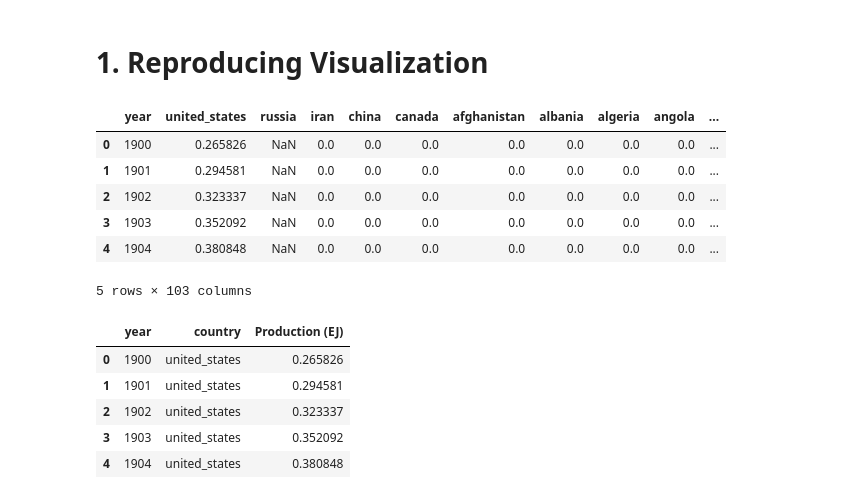
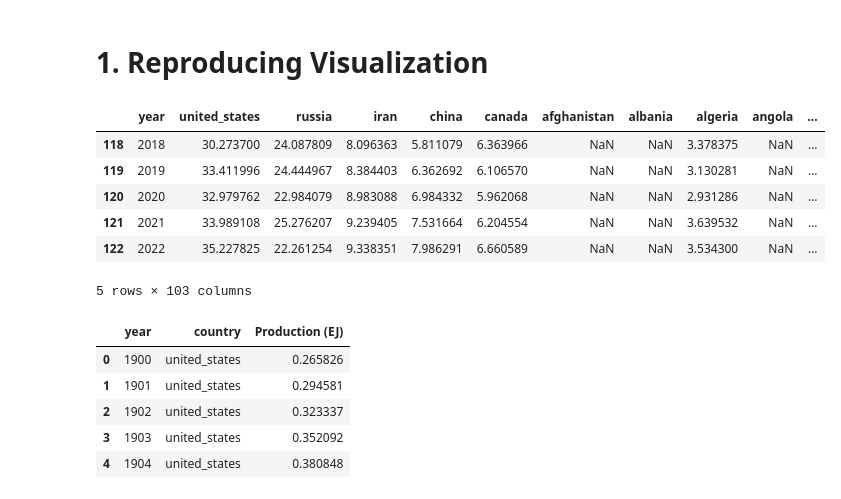
Before and after one commit to chanopsethiwan/NaturalGasVisualisation, a Jupyter notebook: src/data_analysis.ipynb, the cells around one changed output. Saved outputs shown, nothing was run; the diff lists cells and outputs as text; code cells hidden in the pictures.

```diff
--- a/src/data_analysis.ipynb
+++ b/src/data_analysis.ipynb
@@ -9,14 +9,14 @@ import seaborn as sns
 # %%
 # import the df
 df = pd.read_csv('../data/makeovermonday/data/data_line_chart.csv')
-df.head()
+df.tail()
 # %% [output]
 |  | year | united_states | russia | iran | china | canada | afghanistan | albania | algeria | angola | ... |
-| 0 | 1900 | 0.265826 | NaN | 0.0 | 0.0 | 0.0 | 0.0 | 0.0 | 0.0 | 0.0 | ... |
-| 1 | 1901 | 0.294581 | NaN | 0.0 | 0.0 | 0.0 | 0.0 | 0.0 | 0.0 | 0.0 | ... |
-| 2 | 1902 | 0.323337 | NaN | 0.0 | 0.0 | 0.0 | 0.0 | 0.0 | 0.0 | 0.0 | ... |
-| 3 | 1903 | 0.352092 | NaN | 0.0 | 0.0 | 0.0 | 0.0 | 0.0 | 0.0 | 0.0 | ... |
-| 4 | 1904 | 0.380848 | NaN | 0.0 | 0.0 | 0.0 | 0.0 | 0.0 | 0.0 | 0.0 | ... |
+| 118 | 2018 | 30.273700 | 24.087809 | 8.096363 | 5.811079 | 6.363966 | NaN | NaN | 3.378375 | NaN | ... |
+| 119 | 2019 | 33.411996 | 24.444967 | 8.384403 | 6.362692 | 6.106570 | NaN | NaN | 3.130281 | NaN | ... |
+| 120 | 2020 | 32.979762 | 22.984079 | 8.983088 | 6.984332 | 5.962068 | NaN | NaN | 2.931286 | NaN | ... |
+| 121 | 2021 | 33.989108 | 25.276207 | 9.239405 | 7.531664 | 6.204554 | NaN | NaN | 3.639532 | NaN | ... |
+| 122 | 2022 | 35.227825 | 22.261254 | 9.338351 | 7.986291 | 6.660589 | NaN | NaN | 3.534300 | NaN | ... |
 5 rows × 103 columns
 # %%
 # df['year'] = pd.to_datetime(df['year'], format='%Y') # change to date time format, might have to change to the middle of the year though
```
Also changed, not shown: parts of 6 cells of this notebook.
